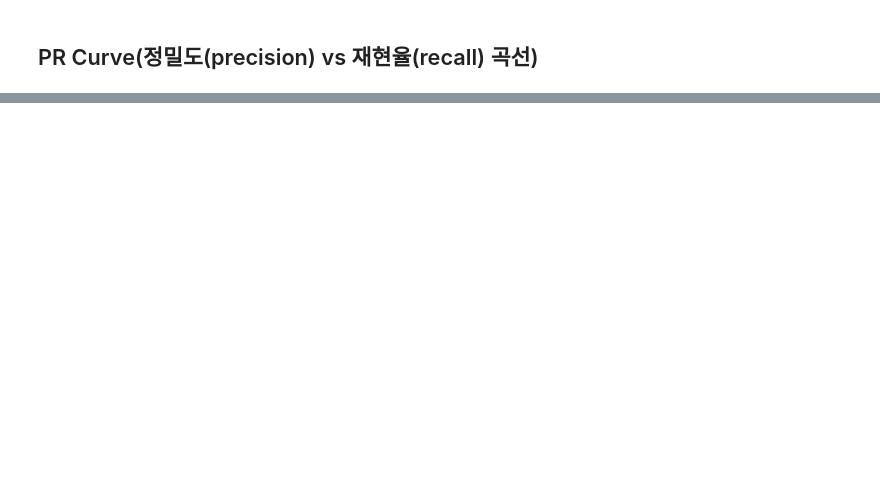
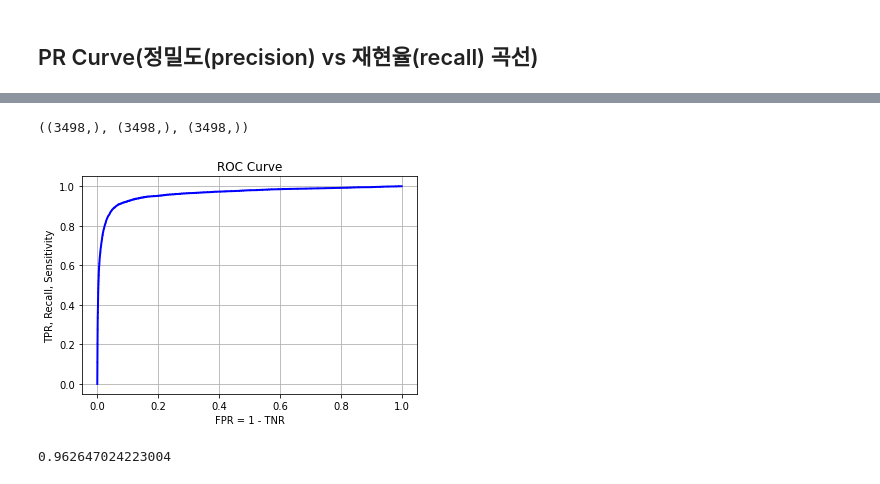
Before and after one commit to JakeOh/202007_itw_bd18, a Jupyter notebook: lab_ml/ml02_classification.ipynb, the cells around one changed output, grey strips where cells are left out. Saved outputs shown, nothing was run; the diff lists cells and outputs as text; code cells hidden in the pictures; blank space fills up the shorter version.

```diff
--- a/lab_ml/ml02_classification.ipynb
+++ b/lab_ml/ml02_classification.ipynb
@@ -327,0 +337,20 @@ plot_precision_vs_recall(precisions, recalls)
+# %%
+fpr, tpr, thresholds = roc_curve(y_true=y_train_5,
+                                 y_score=cv_scores)
+fpr.shape, tpr.shape, thresholds.shape
+# %% [output]
+((3498,), (3498,), (3498,))
+# %%
+def plot_roc_curve(fpr, tpr):
+    plt.plot(fpr, tpr, 'b-', linewidth=2)
+    plt.title('ROC Curve')
+    plt.xlabel('FPR = 1 - TNR')
+    plt.ylabel('TPR, Recall, Sensitivity')
+    plt.grid(True)
+# %%
+plot_roc_curve(fpr, tpr)
+#> 양성 샘플의 정답률(TPR)이 증가하면(재현율이 증가하면), FPR이 증가.
+#  즉, TNR(음성 샘플의 정답률)이 감소.
+# 재현율(민감도)와 음성 샘플 정답률은 서로 Trade-off 관계.
+# %% [output]
+[figure, added]
@@ -327,0 +361,5 @@ plot_precision_vs_recall(precisions, recalls)
+# %%
+auc = roc_auc_score(y_true=y_train_5, y_score=cv_scores)
+auc
+# %% [output]
+0.962647024223004
```
Also changed, not shown: parts of 13 cells of this notebook.
